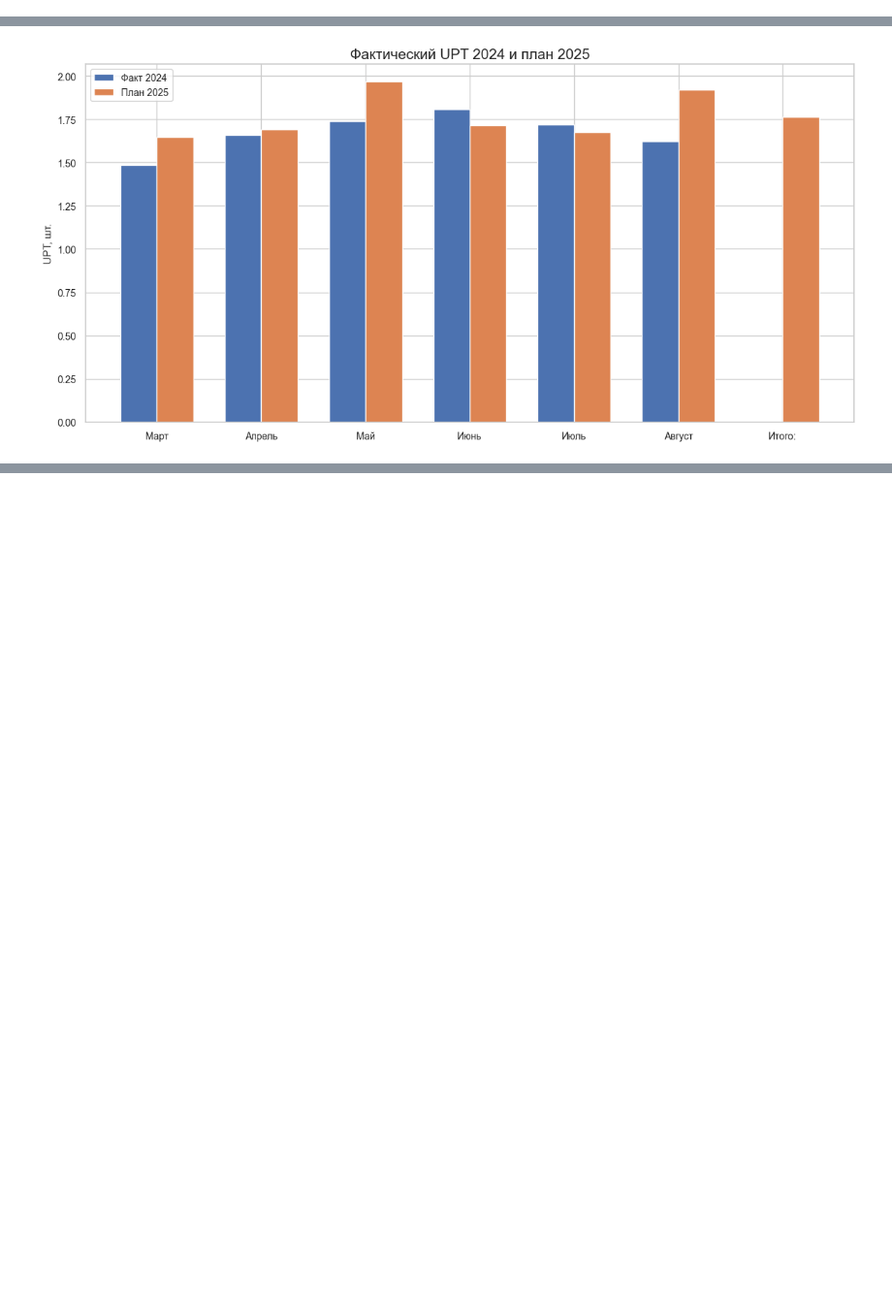
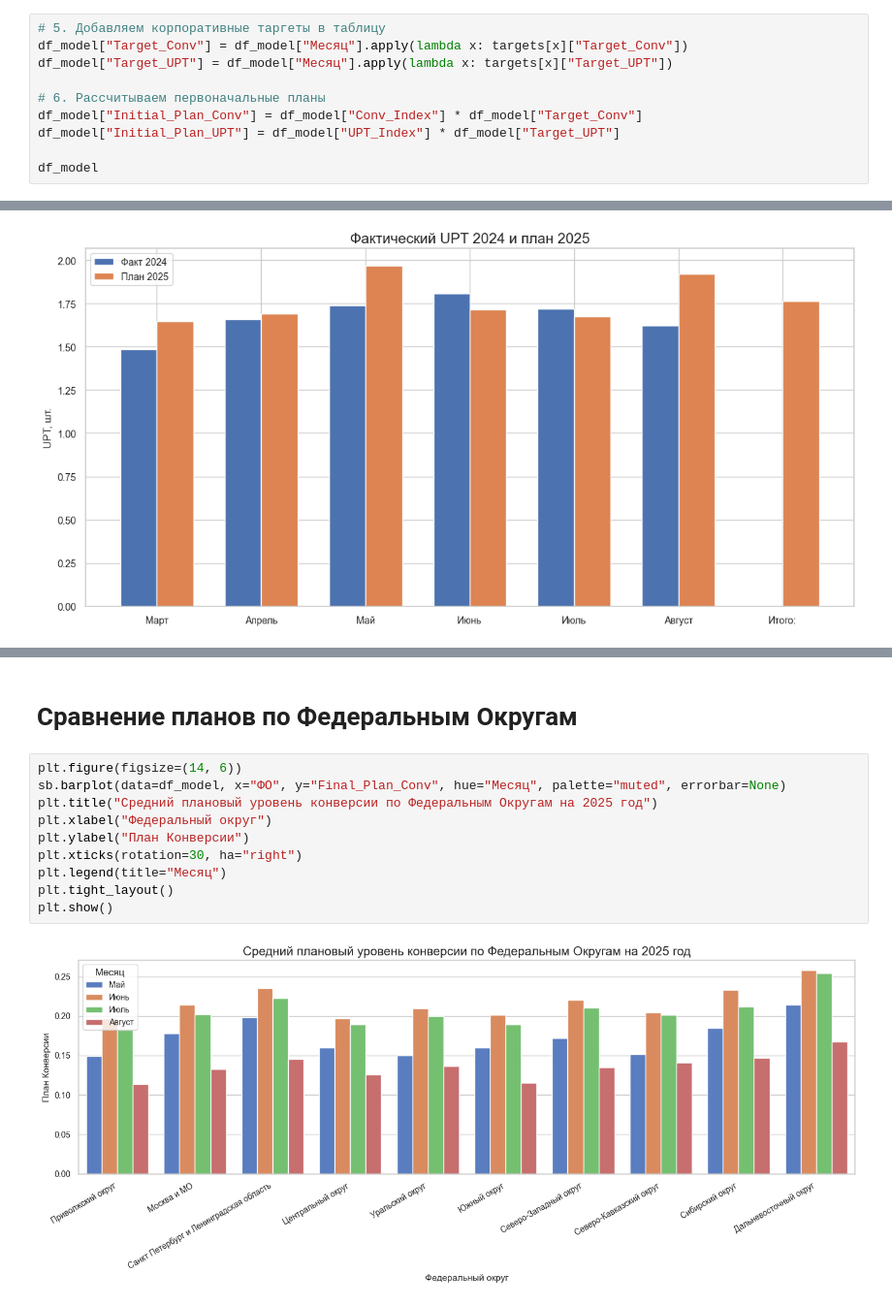
Before and after one commit to f55desu/zolla-test-case, a Jupyter notebook: Analysis.ipynb, the cells around one changed output, grey strips where cells are left out. Shown at 97% size. Drawn from its saved outputs; the diff is of its cells as text; blank space fills up the shorter version.

```diff
--- a/Analysis.ipynb
+++ b/Analysis.ipynb
@@ -769,0 +821,10 @@ Name: 1759, dtype: object
+# %%
+# 5. Добавляем корпоративные таргеты в таблицу
+df_model["Target_Conv"] = df_model["Месяц"].apply(lambda x: targets[x]["Target_Conv"])
+df_model["Target_UPT"] = df_model["Месяц"].apply(lambda x: targets[x]["Target_UPT"])
+
+# 6. Рассчитываем первоначальные планы
+df_model["Initial_Plan_Conv"] = df_model["Conv_Index"] * df_model["Target_Conv"]
+df_model["Initial_Plan_UPT"] = df_model["UPT_Index"] * df_model["Target_UPT"]
+
+df_model
@@ -1134,0 +1279,14 @@ plt.show()
+# %% [markdown]
+# Сравнение планов по Федеральным Округам
+# %%
+plt.figure(figsize=(14, 6))
+sb.barplot(data=df_model, x="ФО", y="Final_Plan_Conv", hue="Месяц", palette="muted", errorbar=None)
+plt.title("Средний плановый уровень конверсии по Федеральным Округам на 2025 год")
+plt.xlabel("Федеральный округ")
+plt.ylabel("План Конверсии")
+plt.xticks(rotation=30, ha="right")
+plt.legend(title="Месяц")
+plt.tight_layout()
+plt.show()
+# %% [output]
+[figure, added]
```
Also changed, not shown: parts of 17 cells of this notebook, 3 other files.
